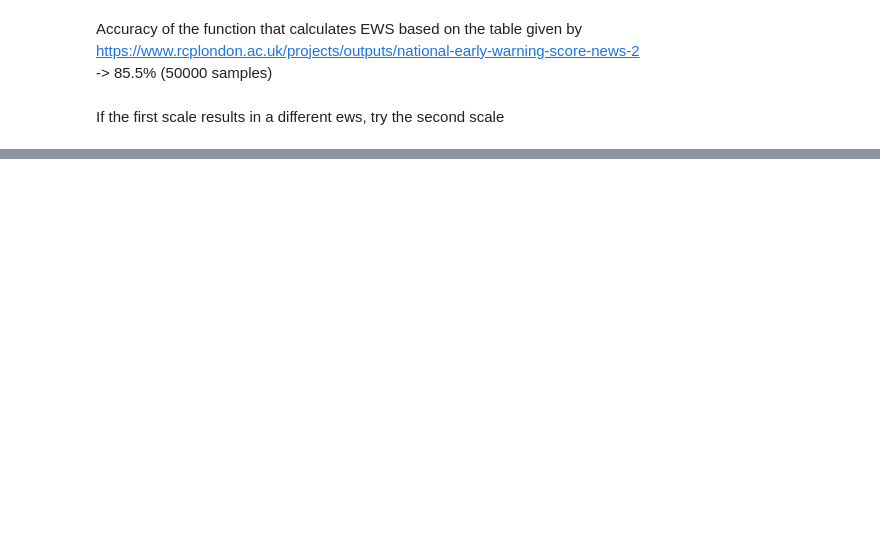
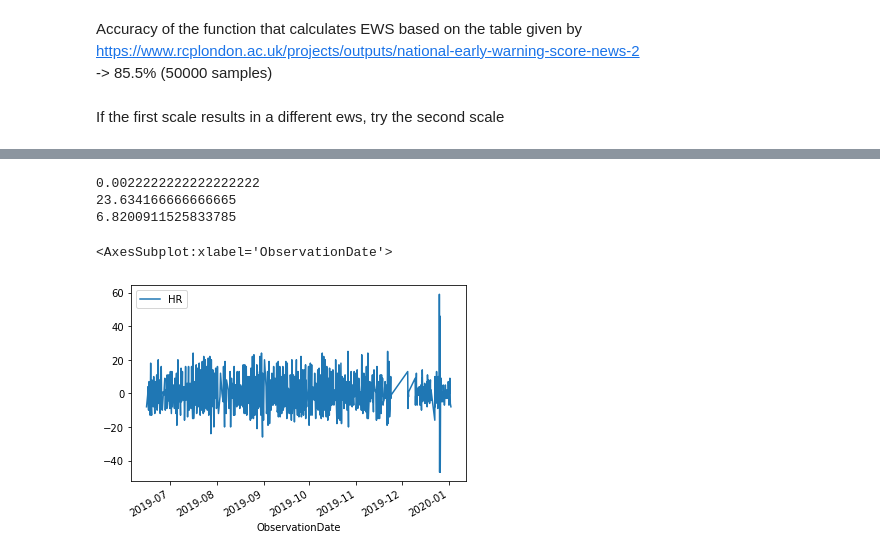
Before and after one commit to kustex/arinti_ews_usecase, a Jupyter notebook: arinti_EWS_notebook.ipynb, the cells around one changed output, grey strips where cells are left out. Saved outputs shown, nothing was run; the diff lists cells and outputs as text; code cells hidden in the pictures; blank space fills up the shorter version.

```diff
--- a/arinti_EWS_notebook.ipynb
+++ b/arinti_EWS_notebook.ipynb
@@ -780,0 +794,14 @@ Accuracy of function: 94.36
+# %%
+timediff = series.index.to_series().diff().dt.seconds.div(3600, fill_value=0)
+print(timediff.nsmallest(2).iloc[1])
+print(timediff.max())
+print(timediff.mean())
+# %% [output]
+0.0022222222222222222
+23.634166666666665
+6.8200911525833785
+# %%
+series.diff().plot()
+# %% [output]
+<AxesSubplot:xlabel='ObservationDate'>
+[figure, added]
```
Also changed, not shown: parts of 17 cells of this notebook.
